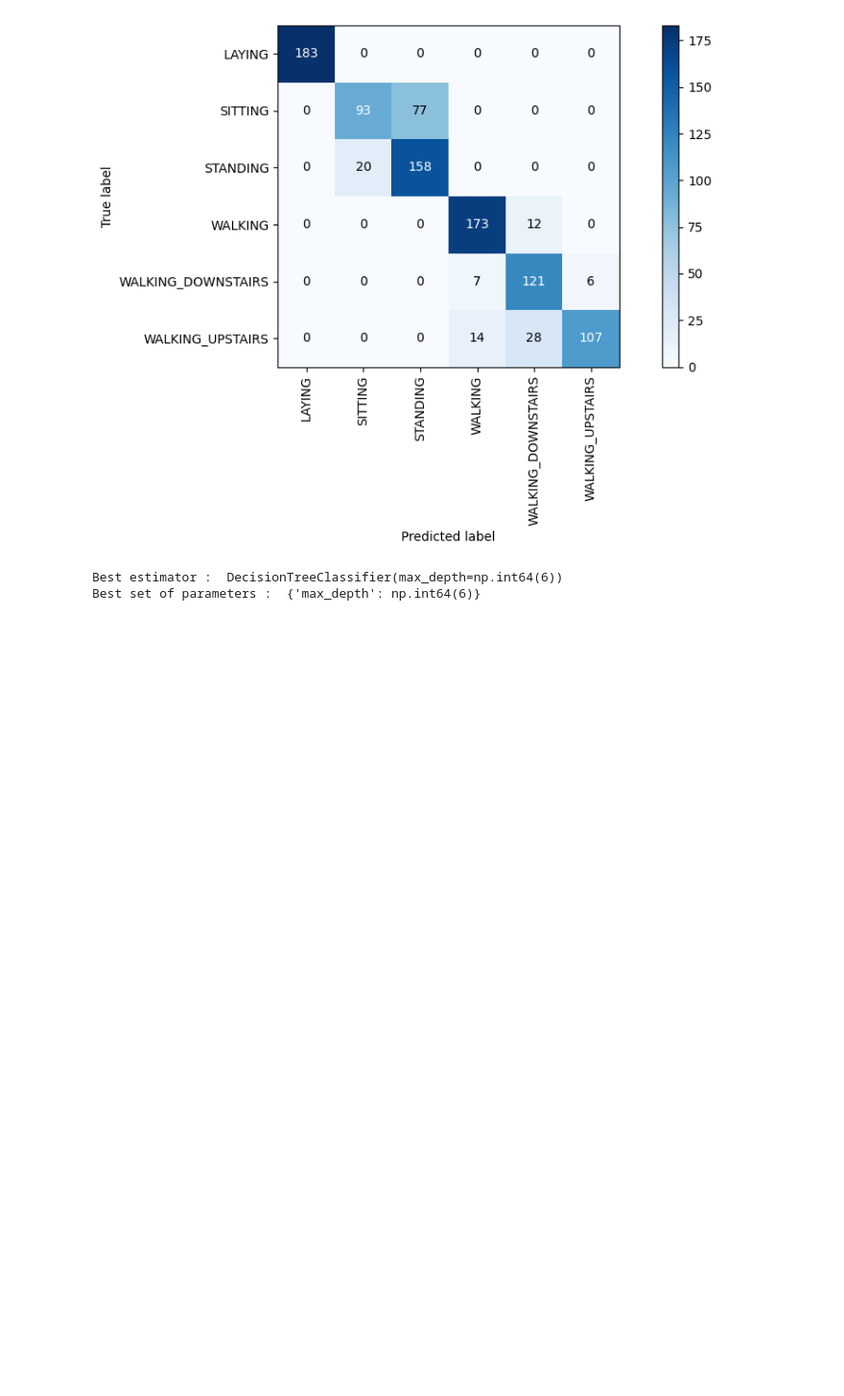
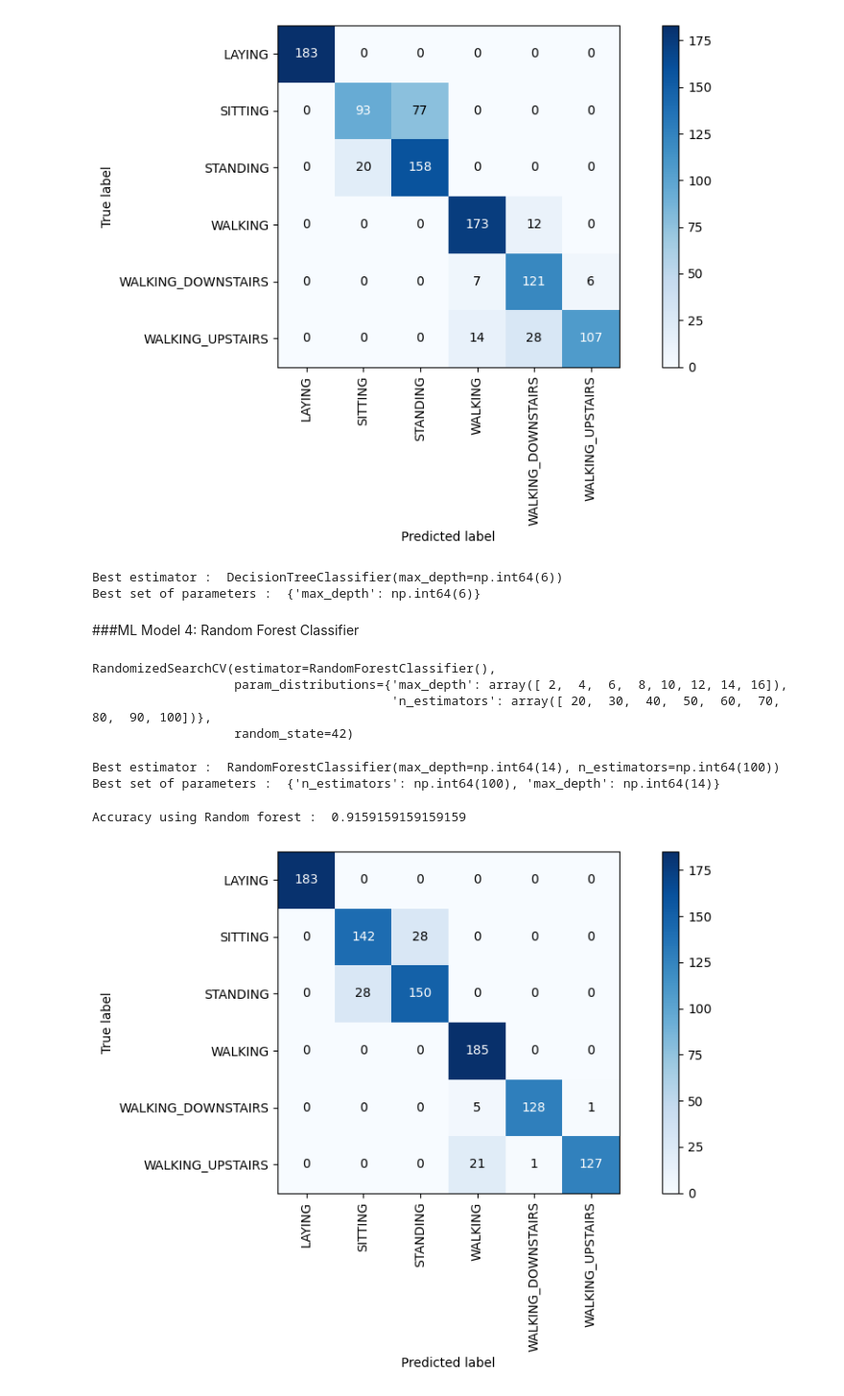
Before and after one commit to DipeanDas/ML_Human_Activity_Recognition, a Jupyter notebook: Human_Activity_Recognition.ipynb, the cells around one changed output. Shown at 96% size. Saved outputs shown, nothing was run; the diff lists cells and outputs as text; code cells hidden in the pictures; blank space fills up the shorter version.

Commit message:
Day4: Applying Random Forest Classifier Model

```diff
--- a/Human_Activity_Recognition.ipynb
+++ b/Human_Activity_Recognition.ipynb
@@ -319,3 +320,35 @@ get_best_randomsearch_results(dt_classifier_rs)
 # %% [output]
 Best estimator :  DecisionTreeClassifier(max_depth=np.int64(6))
 Best set of parameters :  {'max_depth': np.int64(6)}
+# %% [markdown]
+###ML Model 4: Random Forest Classifier
+# %%
+parameters = {
+    'n_estimators':np.arange(20, 101, 10),
+    'max_depth': np.arange(2, 17, 2)
+}
+rf_classifier = RandomForestClassifier()
+rf_classifier_rs = RandomizedSearchCV(rf_classifier, param_distributions=parameters,random_state = 42)
+rf_classifier_rs.fit(X_train, y_train)
+# %% [output]
+RandomizedSearchCV(estimator=RandomForestClassifier(),
+                   param_distributions={'max_depth': array([ 2,  4,  6,  8, 10, 12, 14, 16]),
+                                        'n_estimators': array([ 20,  30,  40,  50,  60,  70,  80,  90, 100])},
+                   random_state=42)
+# %%
+get_best_randomsearch_results(rf_classifier_rs)
+# %% [output]
+Best estimator :  RandomForestClassifier(max_depth=np.int64(14), n_estimators=np.int64(100))
+Best set of parameters :  {'n_estimators': np.int64(100), 'max_depth': np.int64(14)}
+# %%
+y_pred = rf_classifier_rs.predict(X_test)
+# %%
+rf_accuracy = accuracy_score(y_true=y_test, y_pred=y_pred)
+print("Accuracy using Random forest : ", rf_accuracy)
+# %% [output]
+Accuracy using Random forest :  0.9159159159159159
+# %%
+cms = confusion_matrix(y_test.values,y_pred)
+plot_confusion_matrix(cms, np.unique(y_pred))
+# %% [output]
+[figure, added]
```
Also changed, not shown: parts of 1 cell of this notebook.
